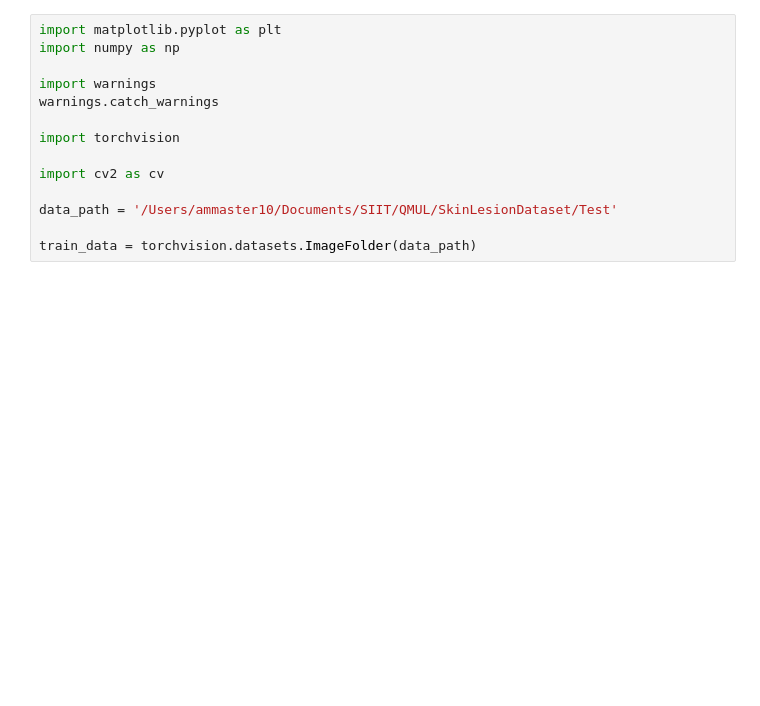
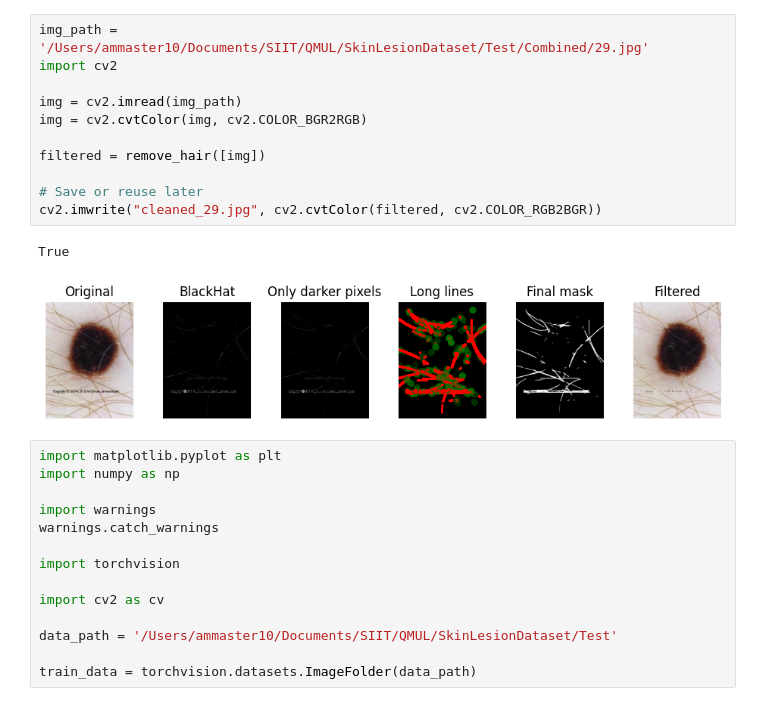
Before and after one commit to ammaster10s/Year4, a Jupyter notebook: QMUL/hairremoval.ipynb, the cells around one changed output. Cells and saved outputs as stored; diff of their text form; blank space fills up the shorter version.

Commit message:
QMUL WS2 Code

```diff
--- a/QMUL/hairremoval.ipynb
+++ b/QMUL/hairremoval.ipynb
@@ -187,4 +161,18 @@ def fill_line(x, y, step=1):
     return xs.astype(int), ys.astype(int)
+# %%
+img_path = '/Users/ammaster10/Documents/SIIT/QMUL/SkinLesionDataset/Test/Combined/29.jpg'
+import cv2
+
+img = cv2.imread(img_path)
+img = cv2.cvtColor(img, cv2.COLOR_BGR2RGB)
+
+filtered = remove_hair([img])
+
+# Save or reuse later
+cv2.imwrite("cleaned_29.jpg", cv2.cvtColor(filtered, cv2.COLOR_RGB2BGR))
+# %% [output]
+True
+[figure, added]
 # %%
 import matplotlib.pyplot as plt
 import numpy as np
```
Also changed, not shown: parts of 7 cells of this notebook, 15 other files.
